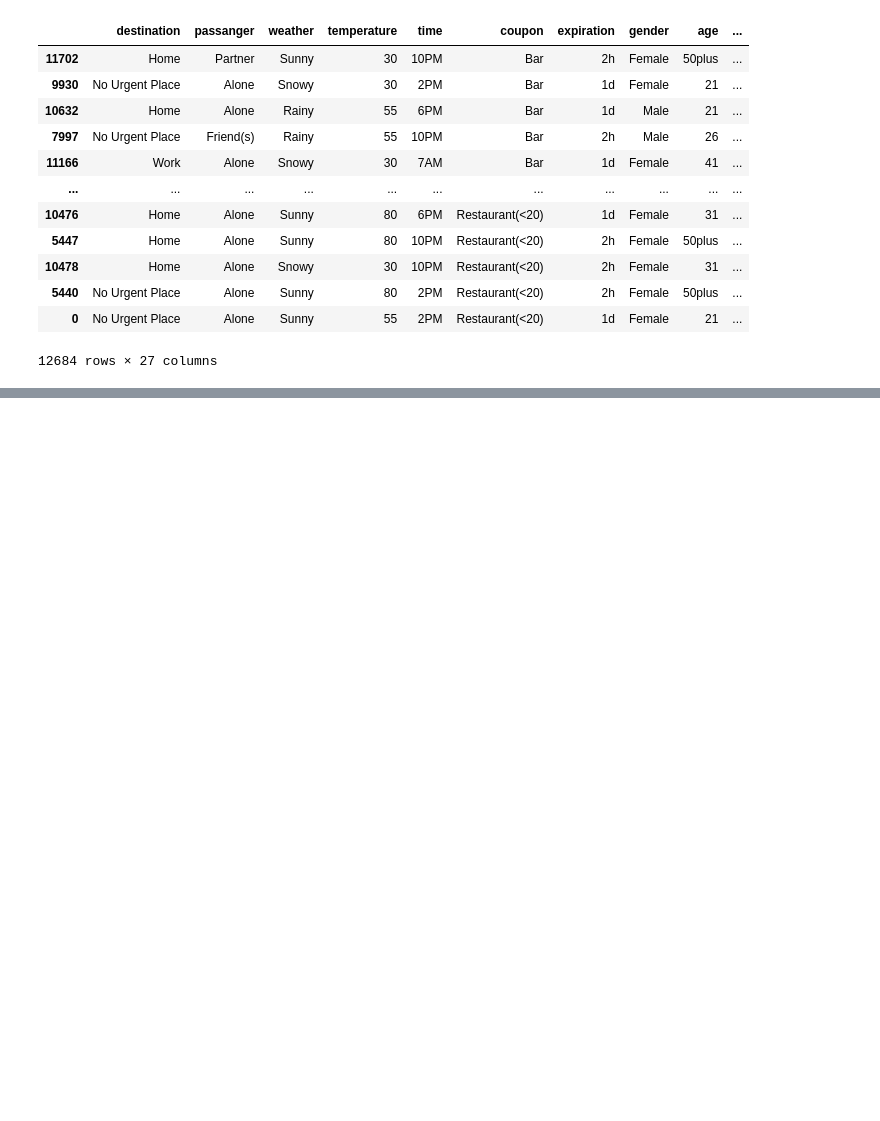
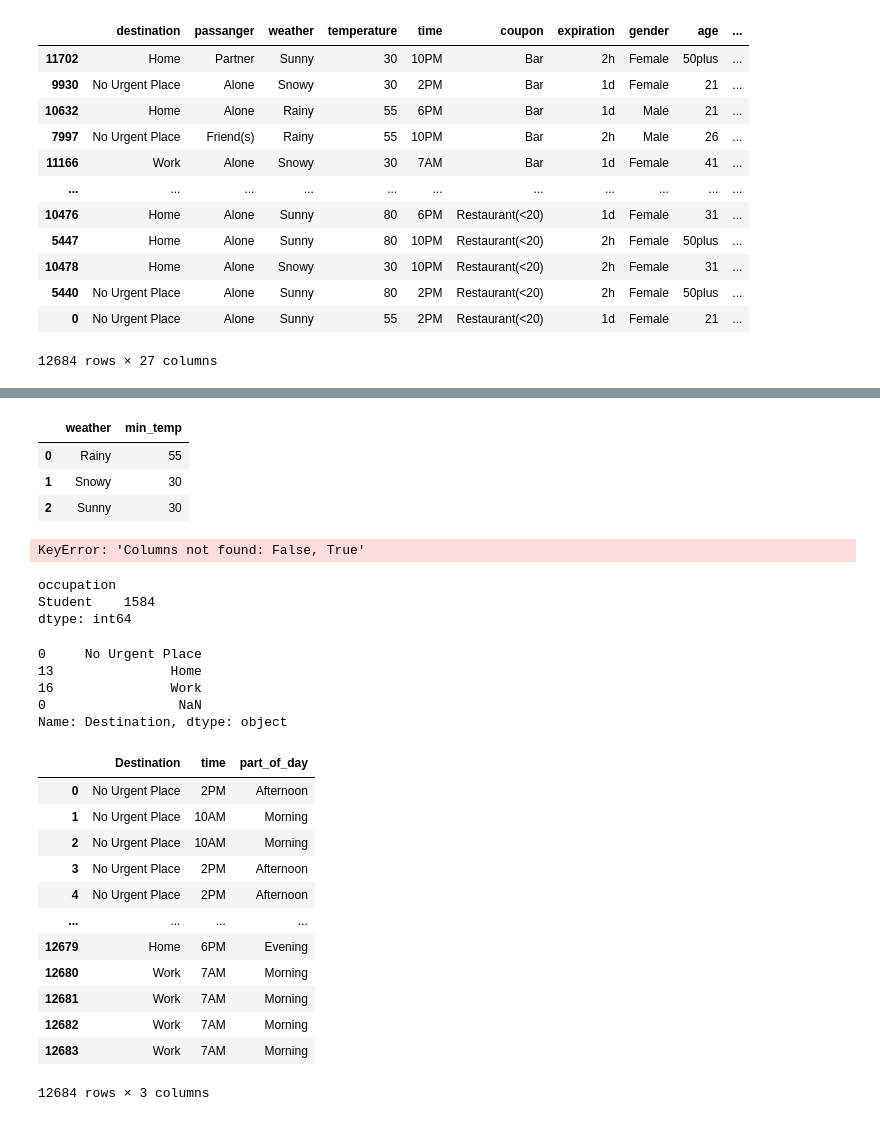
Before and after one commit to Ram2002-ai/DataScience_NareshIt, a Jupyter notebook: MySql/restourant_sql_project.ipynb, the cells around one changed output, grey strips where cells are left out. Drawn from its saved outputs; the diff is of its cells as text; code cells hidden in the pictures; blank space fills up the shorter version.

```diff
--- a/MySql/restourant_sql_project.ipynb
+++ b/MySql/restourant_sql_project.ipynb
@@ -131,0 +190,43 @@ df
+# %%
+df.groupby('weather')['temperature'].min().to_frame('min_temp').reset_index()
+# %% [output]
+|  | weather | min_temp |
+| 0 | Rainy | 55 |
+| 1 | Snowy | 30 |
+| 2 | Sunny | 30 |
+# %%
+df.groupby('occupation')[df['occupation']=='Student']
+# %% [output]
+KeyError: 'Columns not found: False, True'
+# %%
+df.groupby('occupation').filter(lambda x:x['occupation'].iloc[0]=='Student').groupby('occupation').size()
+# %% [output]
+occupation
+Student    1584
+dtype: int64
+# %%
+df1=pd.read_csv(r"C:\Users\USER\DataScience_NareshIt\MySql\sql_data\table_to_join_202602131849.csv")
+# %%
+pd.concat([df,df1])['Destination'].drop_duplicates()
+# %% [output]
+0     No Urgent Place
+13               Home
+16               Work
+0                 NaN
+Name: Destination, dtype: object
+# %%
+pd.merge(df,df1[['time','part_of_day']],on='time',how='inner')[['Destination','time','part_of_day']]
+# %% [output]
+|  | Destination | time | part_of_day |
+| 0 | No Urgent Place | 2PM | Afternoon |
+| 1 | No Urgent Place | 10AM | Morning |
+| 2 | No Urgent Place | 10AM | Morning |
+| 3 | No Urgent Place | 2PM | Afternoon |
+| 4 | No Urgent Place | 2PM | Afternoon |
+| ... | ... | ... | ... |
+| 12679 | Home | 6PM | Evening |
+| 12680 | Work | 7AM | Morning |
+| 12681 | Work | 7AM | Morning |
+| 12682 | Work | 7AM | Morning |
+| 12683 | Work | 7AM | Morning |
+12684 rows × 3 columns
```
Also changed, not shown: parts of 14 cells of this notebook, 3 other files.
